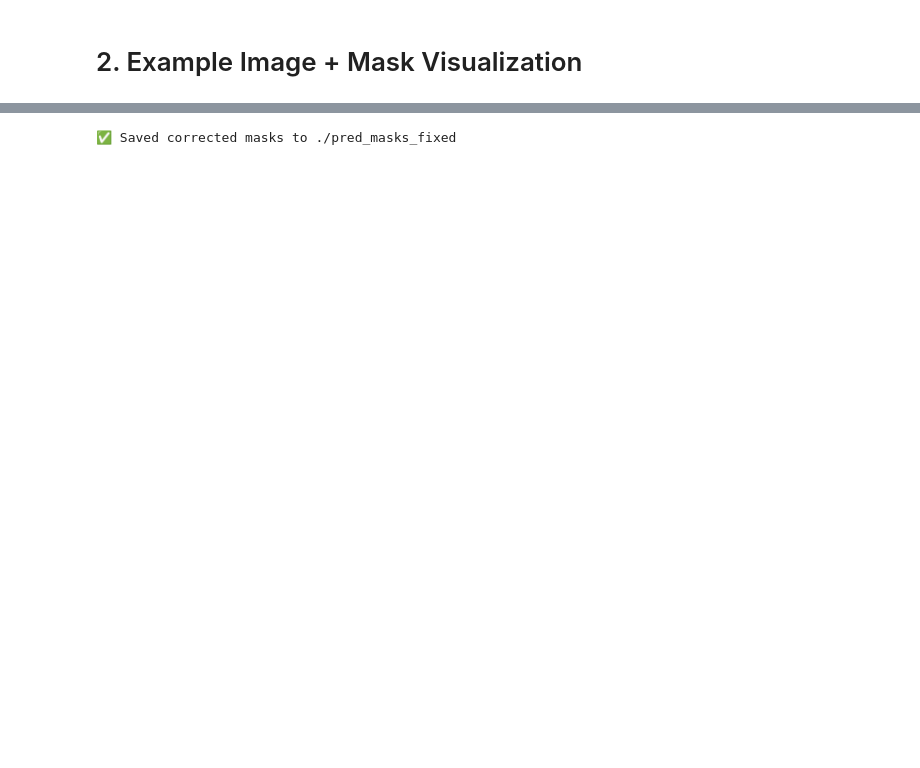
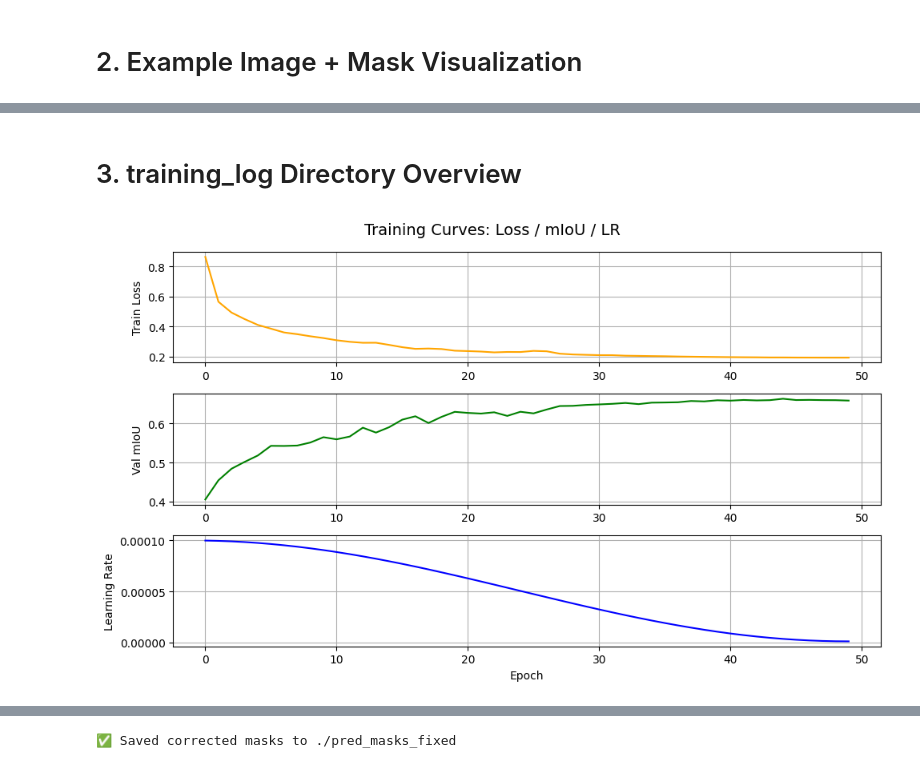
Before and after one commit to d-ben-b/AI-pruning-project, a Jupyter notebook: kaggle/HW2.ipynb, the cells around one changed output, grey strips where cells are left out. Cells and saved outputs as stored; diff of their text form; code cells hidden in the pictures; blank space fills up the shorter version.

```diff
--- a/kaggle/HW2.ipynb
+++ b/kaggle/HW2.ipynb
@@ -74,29 +90,33 @@ plt.show()
+# %% [markdown]
+# 3. training_log Directory Overview
 # %%
-with open("./checkpoints/training_log.json", "r") as f:
+with open("./checkpoints/training_log_r101.json", "r") as f:
     history = json.load(f)
 
 train_loss = history["train_loss"]
 val_miou = history["val_miou"]
 lrs = history["lr"]
 
 plt.figure(figsize=(10, 6))
 
 plt.subplot(3, 1, 1)
 plt.plot(train_loss, color="orange")
 plt.ylabel("Train Loss")
 plt.grid(True)
 
 plt.subplot(3, 1, 2)
 plt.plot(val_miou, color="green")
 plt.ylabel("Val mIoU")
 plt.grid(True)
 
 plt.subplot(3, 1, 3)
 plt.plot(lrs, color="blue")
 plt.ylabel("Learning Rate")
 plt.xlabel("Epoch")
 plt.grid(True)
 
 plt.suptitle("Training Curves: Loss / mIoU / LR", fontsize=14)
 plt.tight_layout()
 plt.show()
+# %% [output]
+[figure, added]
```
Also changed, not shown: parts of 11 cells of this notebook, 17 other files.
